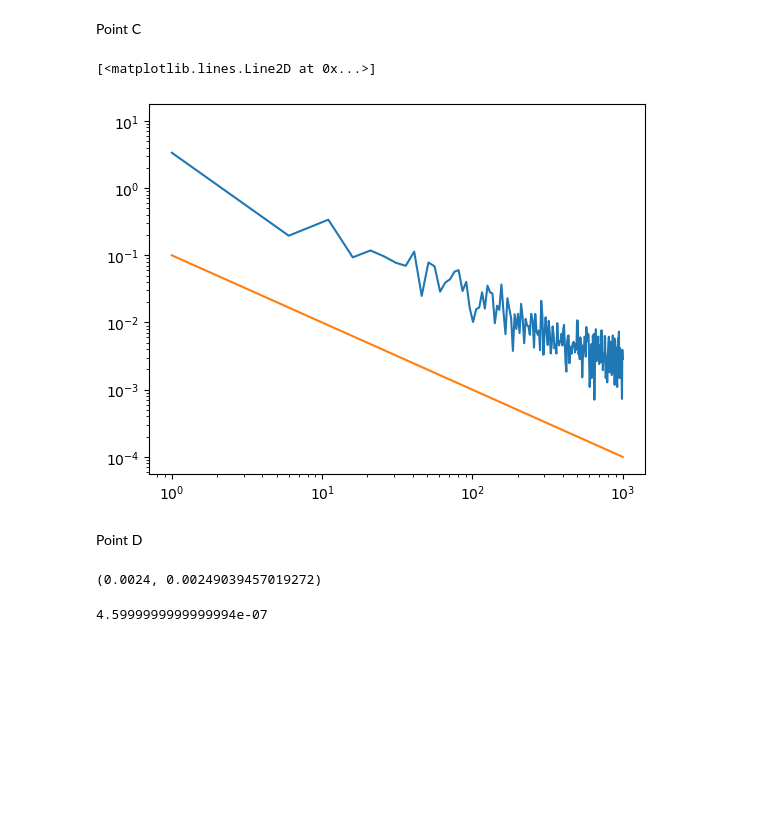
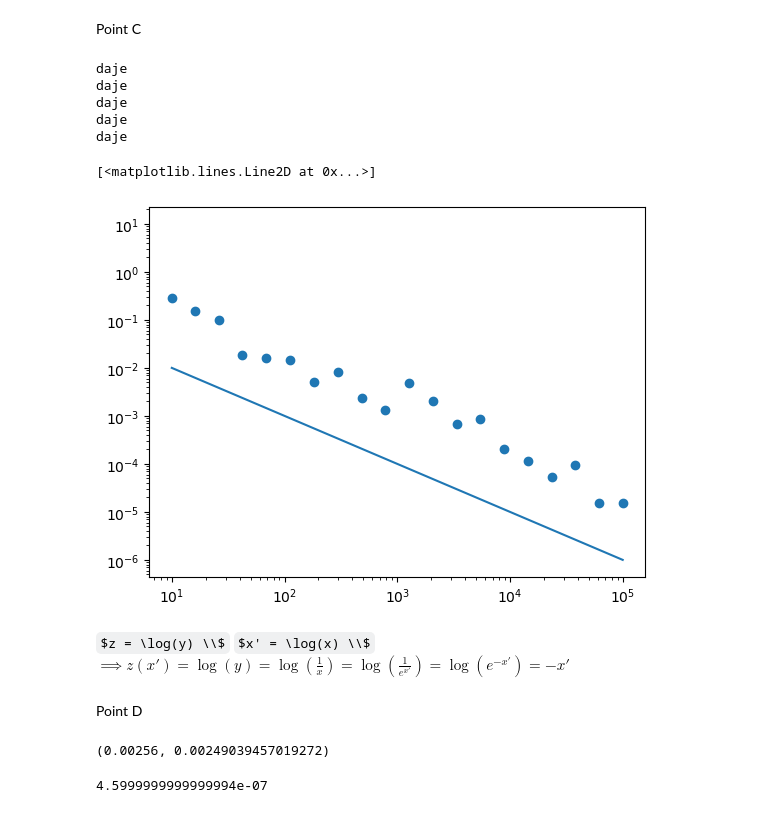
Before and after one commit to gconcheri/Computational_Many-Body_Physics, a Jupyter notebook: 1_classical_montecarlo/hw1.ipynb, the cells around one changed output. Cells and saved outputs as stored; diff of their text form; code cells hidden in the pictures; some formulas as TeX source; blank space fills up the shorter version.

Commit message:
daje

```diff
--- a/1_classical_montecarlo/hw1.ipynb
+++ b/1_classical_montecarlo/hw1.ipynb
@@ -52,21 +52,35 @@ var_square(50)
 # %% [markdown]
 Point C
 # %%
-x = np.array(np.linspace(1, 1000, 200,dtype=int))
+x = np.array(np.logspace(1, 5, 20, dtype=int))
+print("daje")
 vec_y = np.vectorize(var_square)
+print("daje")
 def f_inv(x):
     return 0.1/x
 vec_yinvsq = np.vectorize(f_inv)
+print("daje")
 y = vec_y(x)
+print("daje")
 yy = vec_yinvsq(x)
-plt.plot(x,y)
+print("daje")
+plt.scatter(x,y)
 plt.plot(x,yy)
 plt.semilogy(10)
 plt.semilogx(10)
 #error is of the order of 1/N
 # %% [output]
-[<matplotlib.lines.Line2D at 0x...>]
+daje
+daje
+daje
+daje
+daje
+[<matplotlib.lines.Line2D at 0x...>]
-[figure, old version]
+[figure, new version]
+# %% [markdown]
+$z = \log(y) \\$
+$x' = \log(x) \\$
+$ \implies z(x') = \log(y) = \log(\frac{1}{x}) = \log(\frac{1}{e^{x'}}) = \log(e^{-x'}) = - x'$
 # %% [markdown]
 Point D
 # %%
@@ -104,7 +118,7 @@ def d_square(N,r,d):
     return (ratio1, ratio2)
 d_square(100000,0.5,10)
 # %% [output]
-(0.0024, 0.00249039457019272)
+(0.00256, 0.00249039457019272)
 # %%
 def var_dsquare(N):
     i=0
```
Also changed, not shown: parts of 2 cells of this notebook, 3 other files.
